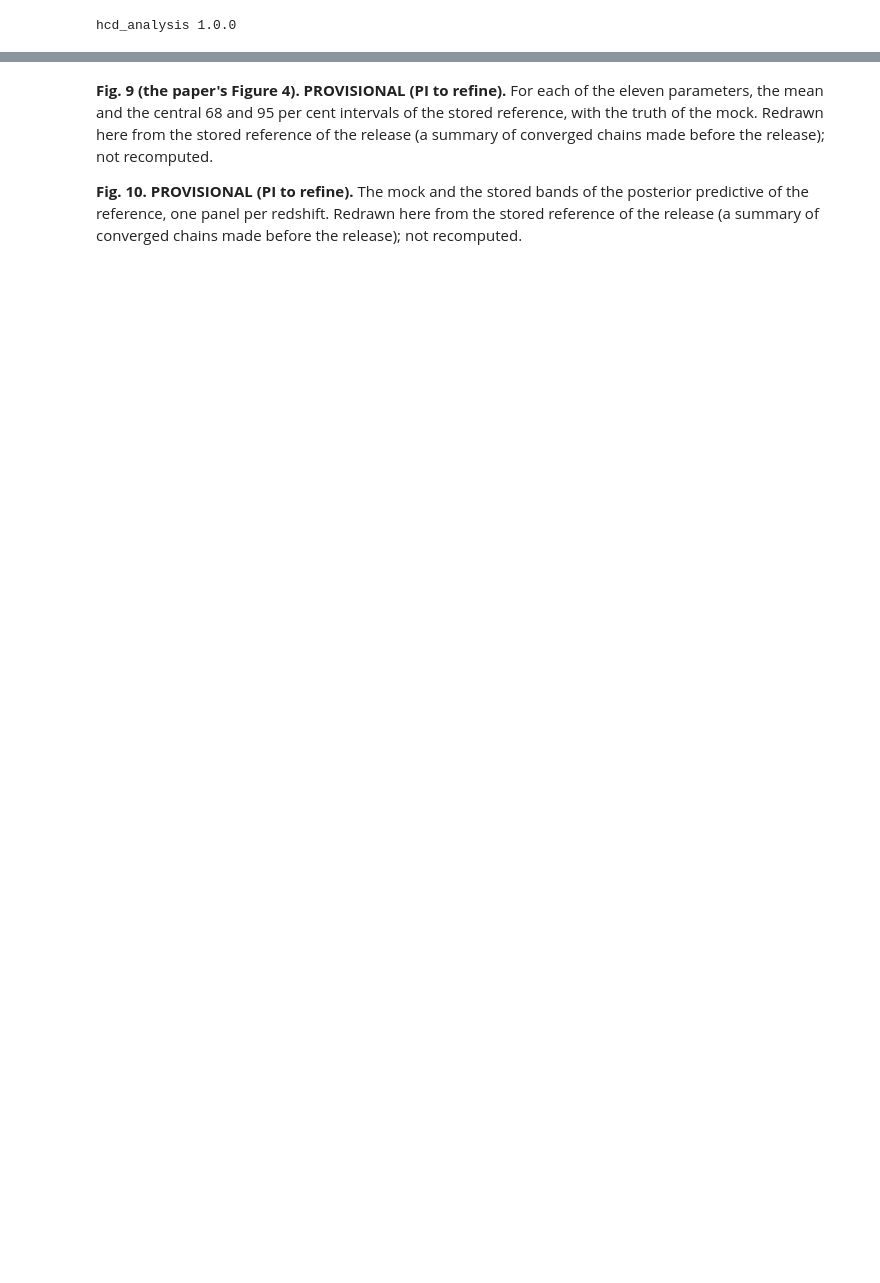
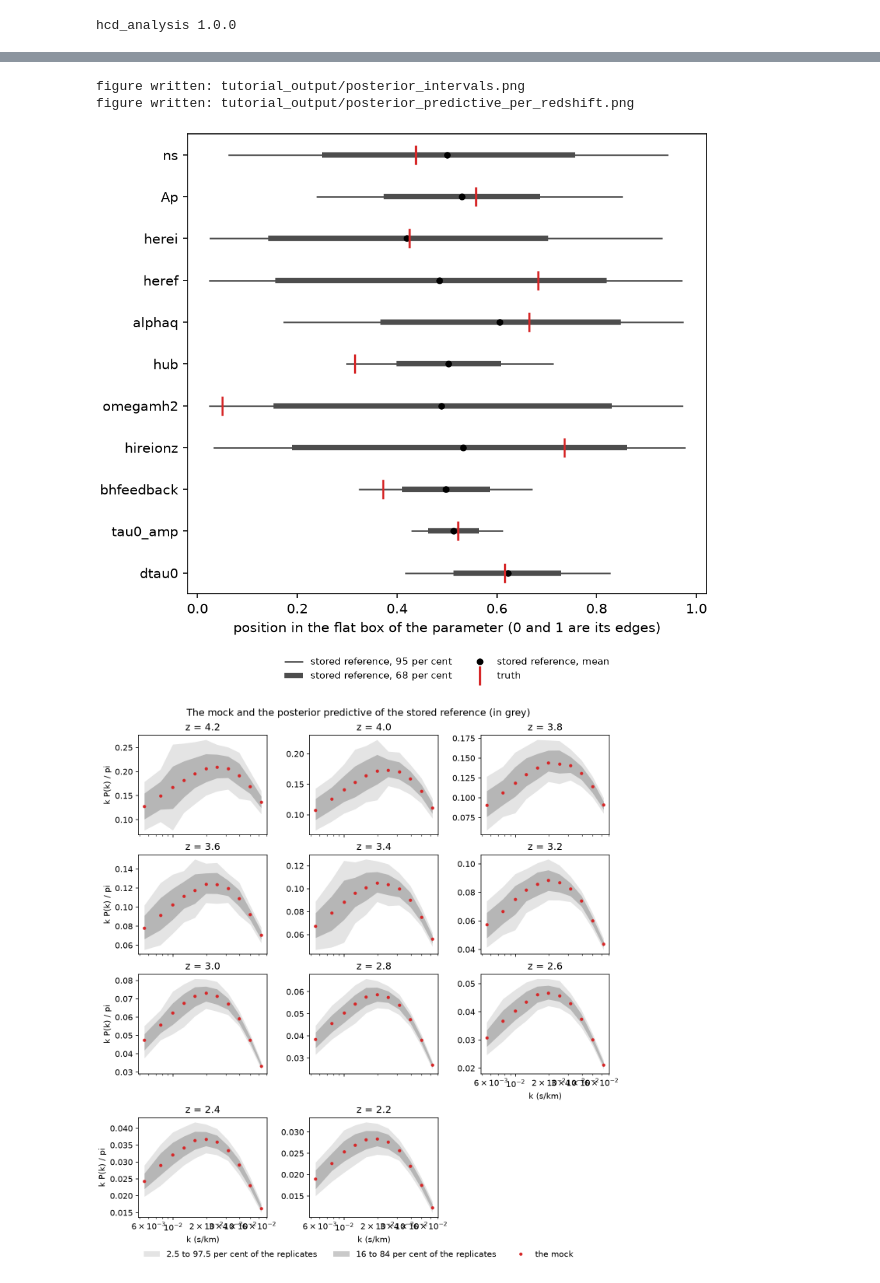
Before and after one commit to jibanCat/hcd_priya, a Jupyter notebook: notebooks/tutorial/hcd_priya_tutorial.ipynb, the cells around one changed output, grey strips where cells are left out. Saved outputs shown, nothing was run; the diff lists cells and outputs as text; code cells hidden in the pictures; blank space fills up the shorter version.

```diff
--- a/notebooks/tutorial/hcd_priya_tutorial.ipynb
+++ b/notebooks/tutorial/hcd_priya_tutorial.ipynb
@@ -1015,15 +430,14 @@ warnings raised while this ran: 1
 and the column density distribution of that model, which carry no held-out error. The likelihood uses neither.
 # %%
-# COMPUTED HERE: how the HCD content enters the likelihood. The public option hcd_relative_to_priya sets the
-# amplitude of a class in the mixture relative to the model's own sightline fraction.
-print("three evaluations of the public likelihood at the mock's truth; nothing is fitted and these are not constraints")
-with warnings.catch_warnings(record=True) as caught:
-    warnings.simplefilter("always")
-    for r_lls in (0.0, 1.0, 2.0):
-        scaled = hl.GaussianP1DLikelihood(
-            emu_heldout, data, gaussian_terms=example.GAUSSIAN_TERMS,
-            hcd_relative_to_priya={"LLS": r_lls, "subDLA": 1.0, "DLA": 1.0},
-        )
-        print(f"  LLS amplitude at {r_lls:g} times the model's own fraction (subDLA and DLA at 1): chi-square = {scaled.chi2(truth):.4f}")
-print(f"warnings raised while this ran: {len(caught)}, of the kind", sorted({w.category.__name__ for w in caught}) or "none")
+print("three evaluations of the public likelihood at the mock's truth;")
+print("nothing is fitted and these are not constraints")
+for r_lls in (0.0, 1.0, 2.0):
+    # hcd_relative_to_priya sets the amplitude of a class relative to the model's own sightline fraction
+    relative = {"LLS": r_lls, "subDLA": 1.0, "DLA": 1.0}
+    scaled = likelihood.GaussianP1DLikelihood(
+        emu_heldout, data, gaussian_terms=example.GAUSSIAN_TERMS, hcd_relative_to_priya=relative
+    )
+    print(
+        f"LLS amplitude at {r_lls:g} times the model's own fraction: chi-square = {scaled.chi2(truth):.4f}"
+    )
 # %% [output]
@@ -1051,8 +449,11 @@ Fig. 10: tutorial_output/posterior_predictive_per_redshift.png
-# %% [markdown]
-**Fig. 9 (the paper's Figure 4). PROVISIONAL (PI to refine).** For each of the eleven parameters, the mean and the
-central 68 and 95 per cent intervals of the stored reference, with the truth of the mock. Redrawn here from the
-stored reference of the release (a summary of converged chains made before the release); not recomputed.
-
-**Fig. 10. PROVISIONAL (PI to refine).** The mock and the stored bands of the posterior predictive of the
-reference, one panel per redshift. Redrawn here from the stored reference of the release (a summary of converged
-chains made before the release); not recomputed.
+# %%
+# The example draws both figures from the stored reference and the mock alone, and saves them as files.
+intervals_png, per_redshift_png = example.draw_reference(reference, data, "tutorial_output")
+plt.close("all")
+display(Image(filename=intervals_png, width=800))
+display(Image(filename=per_redshift_png, width=900))
+# %% [output]
+figure written: tutorial_output/posterior_intervals.png
+figure written: tutorial_output/posterior_predictive_per_redshift.png
+[figure, added]
+[figure, added]
```
Also changed, not shown: parts of 63 cells of this notebook, 6 other files.
